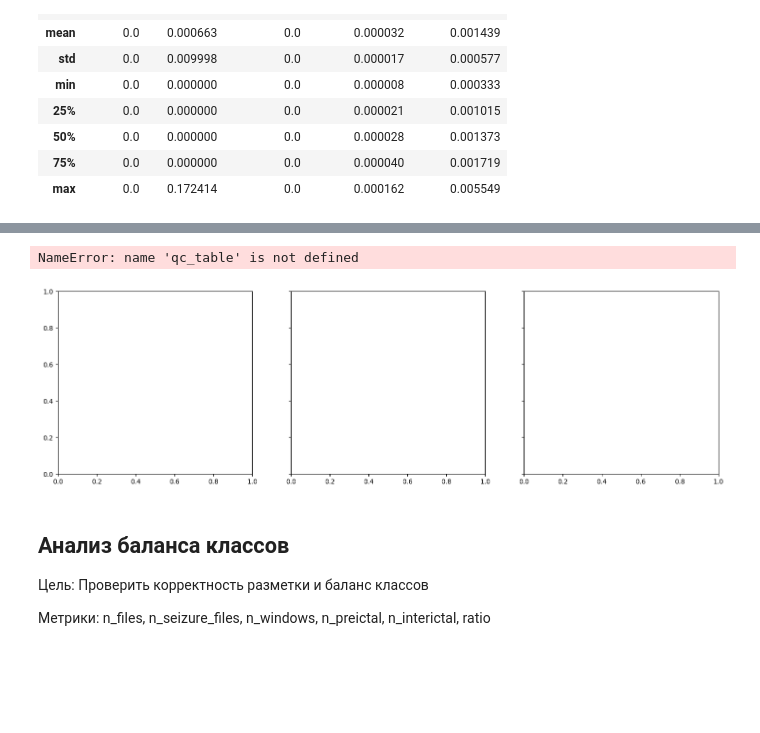
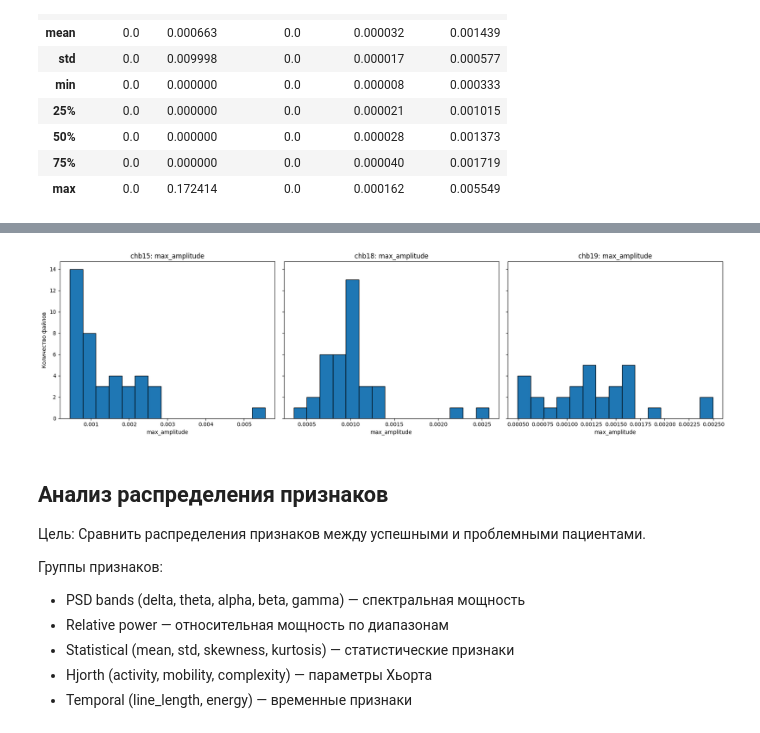
Before and after one commit to 0xJakuzya/epilepsy, a Jupyter notebook: analysis/analysis.ipynb, the cells around one changed output, grey strips where cells are left out. Drawn from its saved outputs; the diff is of its cells as text; code cells hidden in the pictures; blank space fills up the shorter version.

Commit message:
update analysis features, create df with mean features (psd, stats, relative power, hjorth)

```diff
--- a/analysis/analysis.ipynb
+++ b/analysis/analysis.ipynb
@@ -242,0 +245,15 @@ sns.violinplot(
+# %%
+subset = data[data['patient'].isin(problem_patient)]
+
+plt.figure(figsize=(8, 6))
+sns.boxplot(
+    data=subset,
+    x='patient',
+    y='mean_amplitude'
+)
+
+plt.title('Распределение mean_amplitude для проблемных пациентов')
+plt.xlabel('Пациент')
+plt.ylabel('mean_amplitude')
+plt.tight_layout()
+plt.show()
@@ -243,21 +262,26 @@ sns.violinplot(
 # %%
 from matplotlib import pyplot as plt
 
 fig, axes = plt.subplots(1, 3, figsize=(18, 5), sharey=True)
 for ax, patient in zip(axes, ['chb15', 'chb18', 'chb19']):
-    subset = qc_table[qc_table['patient'] == patient]
+    subset = data[data['patient'] == patient]
     ax.hist(subset['max_amplitude'], bins=15, edgecolor='black')
     ax.set_title(f'{patient}: max_amplitude')
     ax.set_xlabel('max_amplitude')
 axes[0].set_ylabel('Количество файлов')
 plt.tight_layout()
 plt.show()
 # %% [output]
-NameError: name 'qc_table' is not defined
-[figure, old version]
+[figure, new version]
 # %% [markdown]
-## Анализ баланса классов
+## Анализ распределения признаков
 
-Цель: Проверить корректность разметки и баланс классов
+Цель: Сравнить распределения признаков между успешными и проблемными пациентами.
 
-Метрики: n_files, n_seizure_files, n_windows, n_preictal, n_interictal, ratio
+Группы признаков:
+
+*	PSD bands (delta, theta, alpha, beta, gamma) — спектральная мощность
+*	Relative power — относительная мощность по диапазонам
+*	Statistical (mean, std, skewness, kurtosis) — статистические признаки
+*	Hjorth (activity, mobility, complexity) — параметры Хьорта
+*	Temporal (line_length, energy) — временные признаки
```
Also changed, not shown: parts of 20 cells of this notebook.
